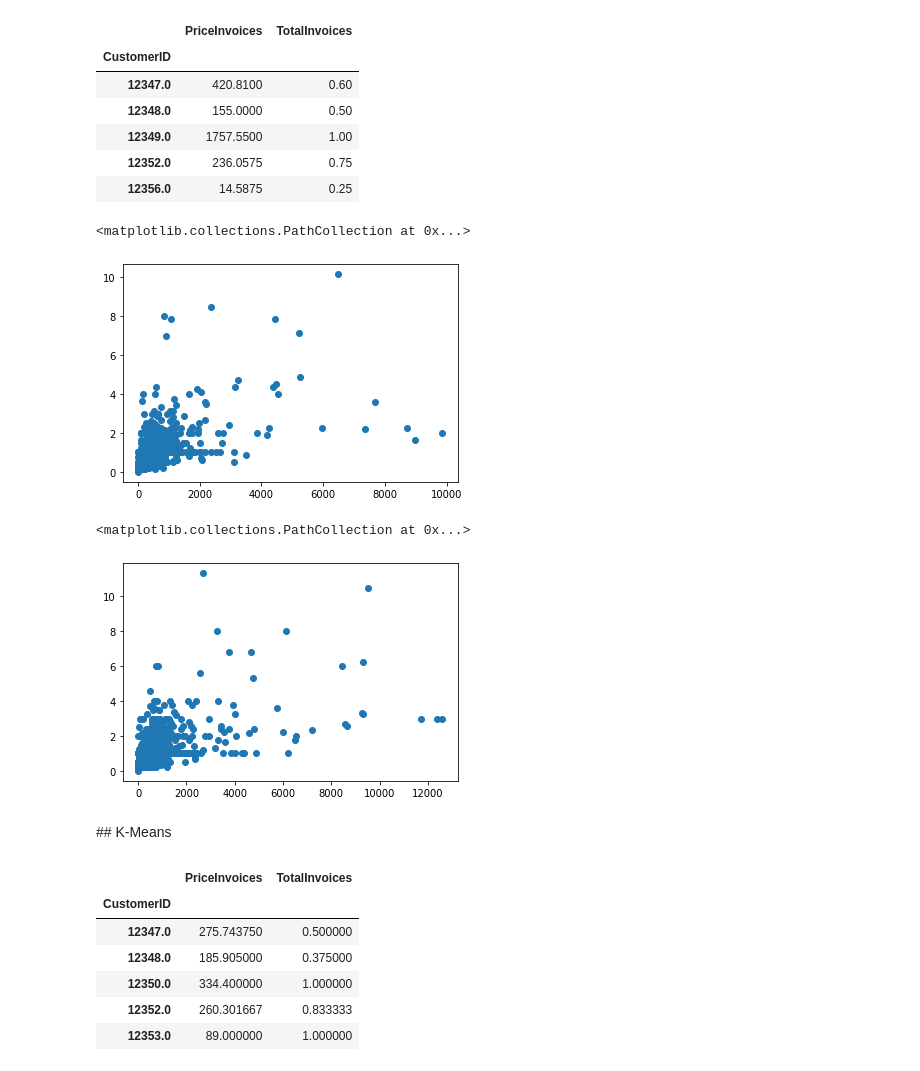
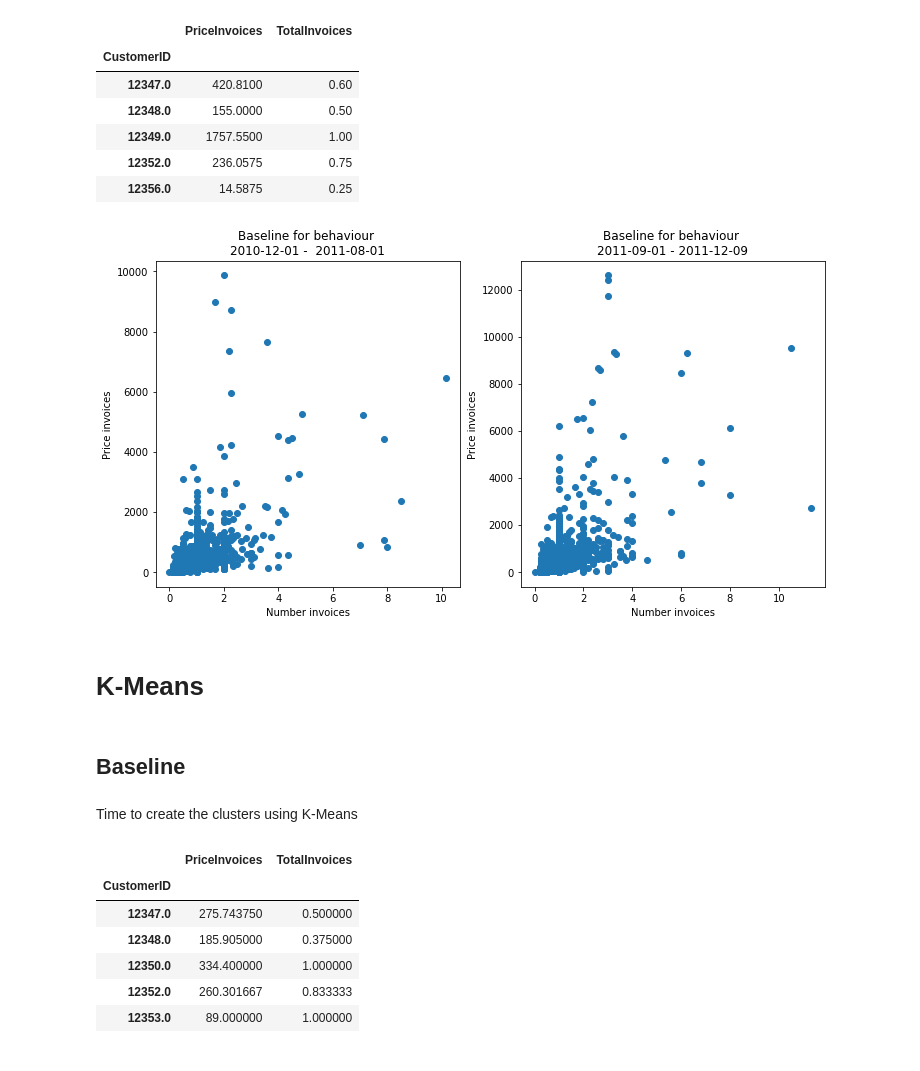
Before and after one commit to miguelTorresPorta/Retail-Store-kmeans, a Jupyter notebook: k-means_notebook.ipynb, the cells around one changed output. Cells and saved outputs as stored; diff of their text form; code cells hidden in the pictures.

```diff
--- a/k-means_notebook.ipynb
+++ b/k-means_notebook.ipynb
@@ -159,4 +185,4 @@ baseline.head()
 # %%
-testset =  tx[~(tx['InvoiceDate'] < '2011-08-01')].copy(deep = True)
-testset = testset.drop('InvoiceDate', axis = 1)
+evaluation =  tx[~(tx['InvoiceDate'] < '2011-08-01')].copy(deep = True)
+evaluation = evaluation.drop('InvoiceDate', axis = 1)
 # %%
@@ -171,3 +199,3 @@ testset.head()
 # %%
-testset = testset.groupby('CustomerID').mean()
+evaluation = evaluation.groupby('CustomerID').mean()
 # %%
@@ -180,18 +208,30 @@ testset.head()
 | 12349.0 | 1757.5500 | 1.00 |
 | 12352.0 | 236.0575 | 0.75 |
 | 12356.0 | 14.5875 | 0.25 |
-# %%
-plt.scatter(baseline['PriceInvoices'], baseline['TotalInvoices'])
-# %% [output]
-<matplotlib.collections.PathCollection at 0x...>
-[figure, removed]
-# %%
-plt.scatter(testset['PriceInvoices'], testset ['TotalInvoices'])
-# %% [output]
-<matplotlib.collections.PathCollection at 0x...>
-[figure, removed]
+# %%
+plt.figure(figsize=(12,6))
+
+plt.subplot(1, 2, 1)
+plt.scatter(baseline['TotalInvoices'], baseline['PriceInvoices'])
+plt.title('Baseline for behaviour \n2010-12-01 -  2011-08-01')
+plt.ylabel('Price invoices')
+plt.xlabel('Number invoices')
+
+plt.subplot(1, 2, 2)
+plt.scatter(evaluation['TotalInvoices'], evaluation['PriceInvoices'])
+plt.title('Baseline for behaviour \n2011-09-01 - 2011-12-09')
+plt.ylabel('Price invoices')
+plt.xlabel('Number invoices')
+
+plt.show()
+# %% [output]
+[figure, added]
 # %% [markdown]
-## K-Means
+# K-Means
+# %% [markdown]
+## Baseline
+# %% [markdown]
+Time to create the clusters using K-Means
 # %%
 baseline.head()
 # %% [output]
```
Also changed, not shown: parts of 33 cells of this notebook.
